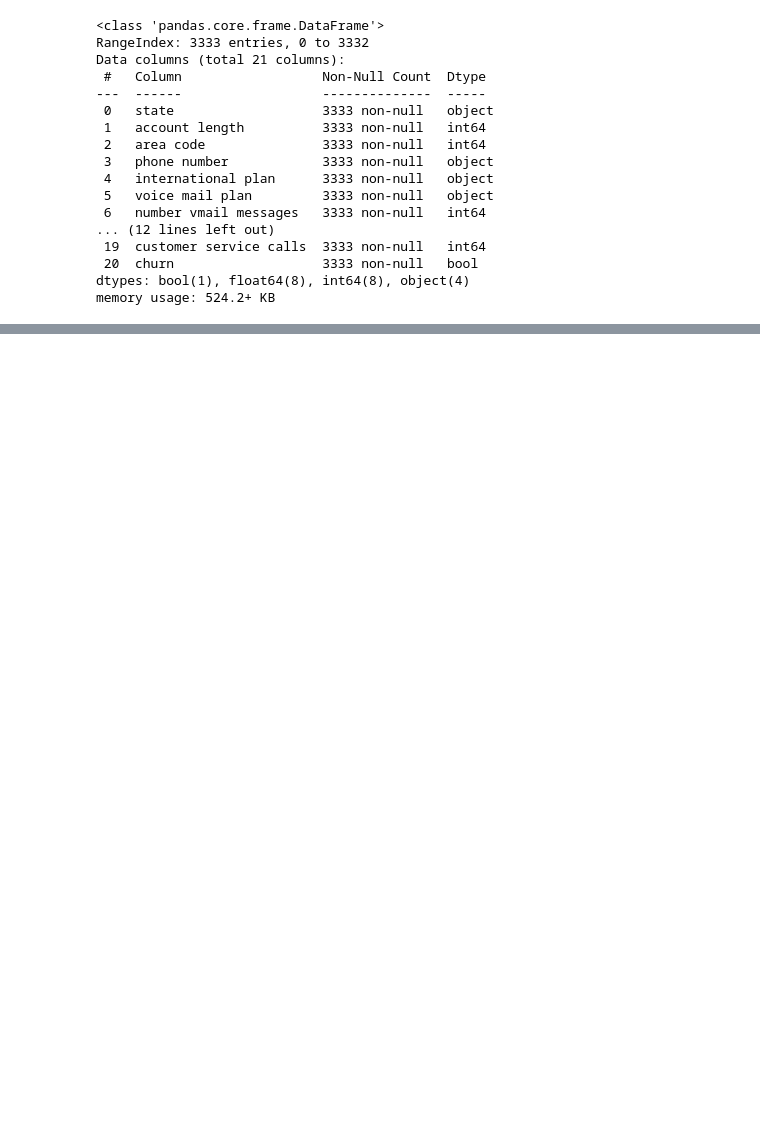
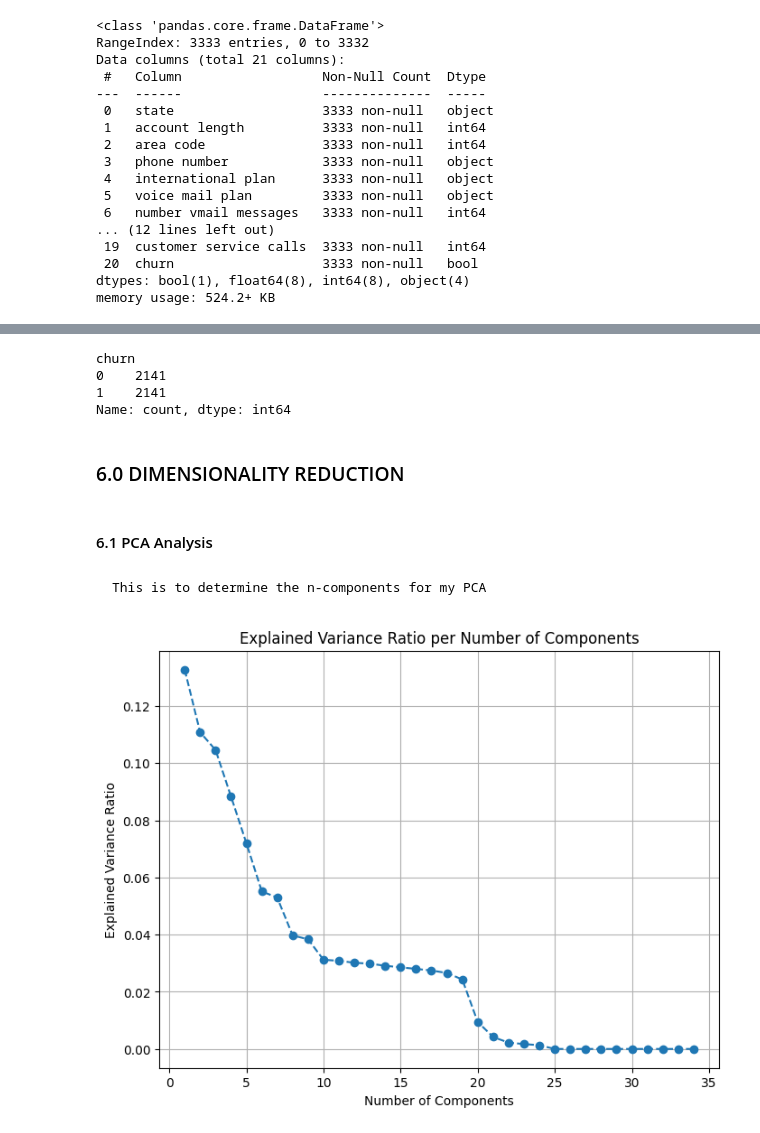
Before and after one commit to robbymumo/Phase-3-Project, a Jupyter notebook: index.ipynb, the cells around one changed output, grey strips where cells are left out. Drawn from its saved outputs; the diff is of its cells as text; code cells hidden in the pictures; blank space fills up the shorter version.

```diff
--- a/index.ipynb
+++ b/index.ipynb
@@ -265,0 +890,42 @@ numerical_columns = [
+# %%
+resampled_df.churn.value_counts()
+# %% [output]
+churn
+0    2141
+1    2141
+Name: count, dtype: int64
+# %% [markdown]
+### 6.0 DIMENSIONALITY REDUCTION
+# %% [markdown]
+#### 6.1 PCA Analysis
+# %% [markdown]
+    This is to determine the n-components for my PCA
+# %%
+
+
+def visualize_explained_variance(df):
+    # Selecting only numeric columns
+    features = df.select_dtypes(include=['int', 'float']).drop('churn', axis=1)
+
+    # Standardizing the features
+    scaler = StandardScaler()
+    scaled_features = scaler.fit_transform(features)
+
+    # PCA
+    pca = PCA()
+    pca_obj = pca.fit(scaled_features)
+
+    # Plotting the explained variance ratio
+    plt.figure(figsize=(8, 6))
+    plt.plot(range(1, len(pca.explained_variance_ratio_) + 1),
+             pca.explained_variance_ratio_, marker='o', linestyle='--')
+    plt.xlabel('Number of Components')
+    plt.ylabel('Explained Variance Ratio')
+    plt.title('Explained Variance Ratio per Number of Components')
+    plt.grid()
+    plt.show()
+# %%
+#usage with 'train_df'
+visualize_explained_variance(train_df)
+# %% [output]
+[figure, added]
```
Also changed, not shown: parts of 261 cells of this notebook, 3 other files.
